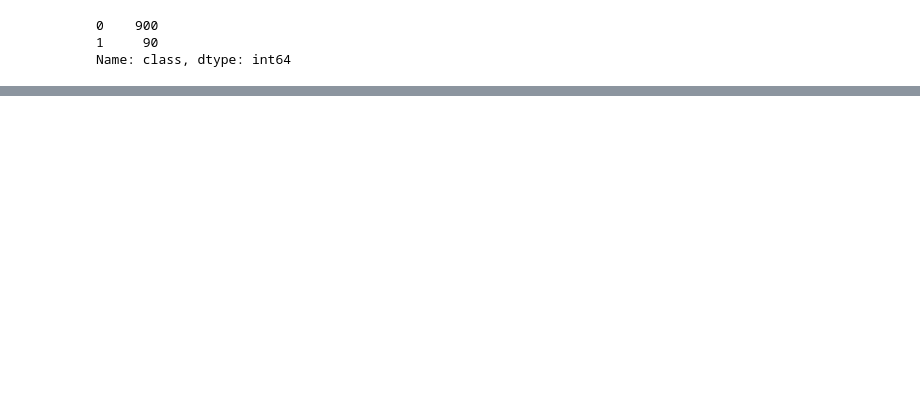
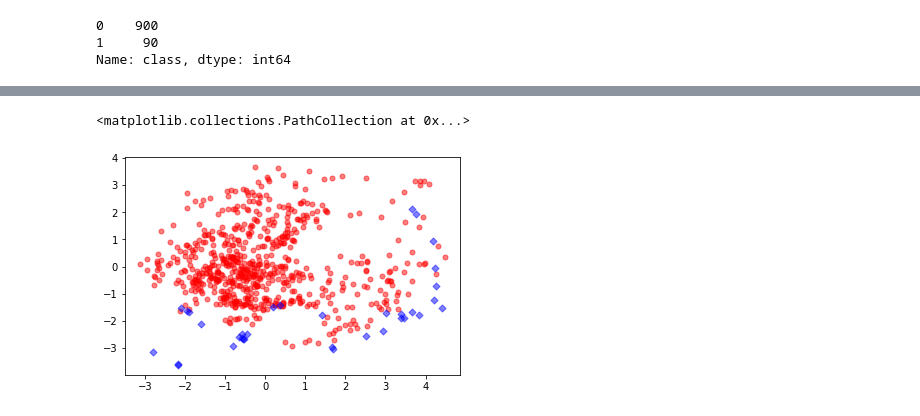
Before and after one commit to emmaranderson/Peak_Diss, a Jupyter notebook: Peak_Diss/EmmaDiss.ipynb, the cells around one changed output, grey strips where cells are left out. Saved outputs shown, nothing was run; the diff lists cells and outputs as text; code cells hidden in the pictures; blank space fills up the shorter version.

```diff
--- a/Peak_Diss/EmmaDiss.ipynb
+++ b/Peak_Diss/EmmaDiss.ipynb
@@ -445,0 +611,28 @@ high
+# %%
+pca = PCA(n_components =2)
+#Fit and transform the data
+pca.fit(X_train_scaled)
+pc_comps = pca.fit_transform(X_train_scaled)
+# %%
+principalDf = pd.DataFrame(data = pc_comps
+             , columns = ['PC 1', 'PC 2'])
+y_train = y_train.reset_index(drop=True)
+principalDf['class'] = y_train
+# %%
+X = principalDf
+# %%
+plt.scatter(X['PC 1'][(X['class'] == 0)],
+            X['PC 2'][(X['class'] == 0)],
+           marker='o',
+           color='red',
+           label='Majority',
+           s = 5**2, alpha=0.5)
+plt.scatter(X['PC 1'][(X['class'] == 1)],
+            X['PC 2'][(X['class'] == 1)],
+           marker='D',
+           color='blue',
+           label='Minority',
+           s = 5**2, alpha=0.5)
+# %% [output]
+<matplotlib.collections.PathCollection at 0x...>
+[figure, added]
```
Also changed, not shown: parts of 50 cells of this notebook, 1 other file.
